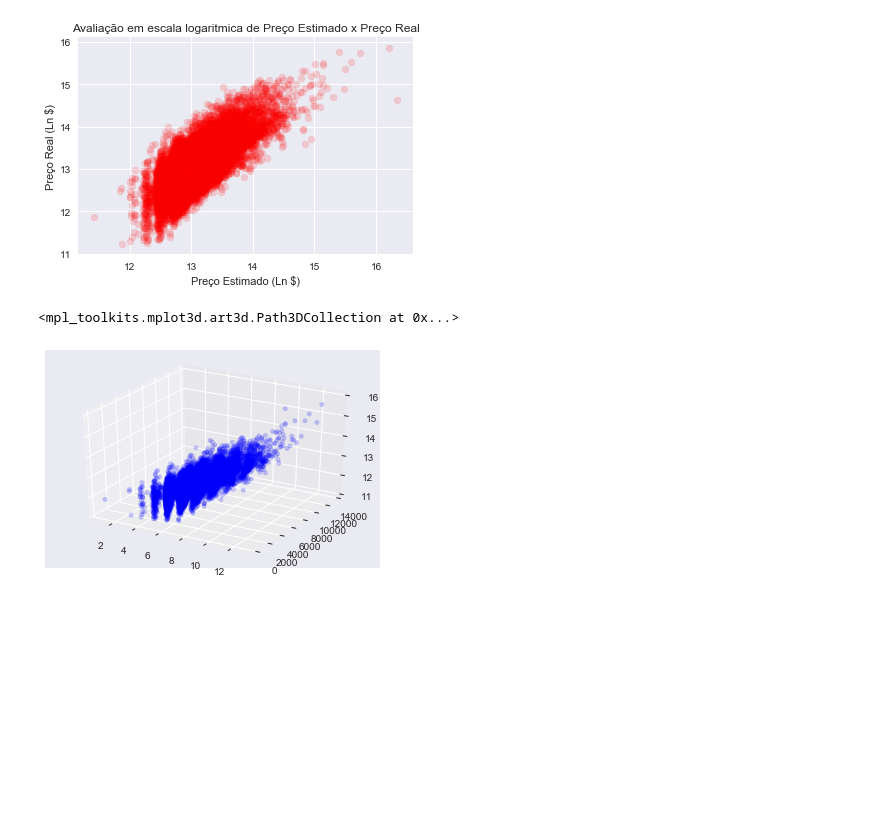
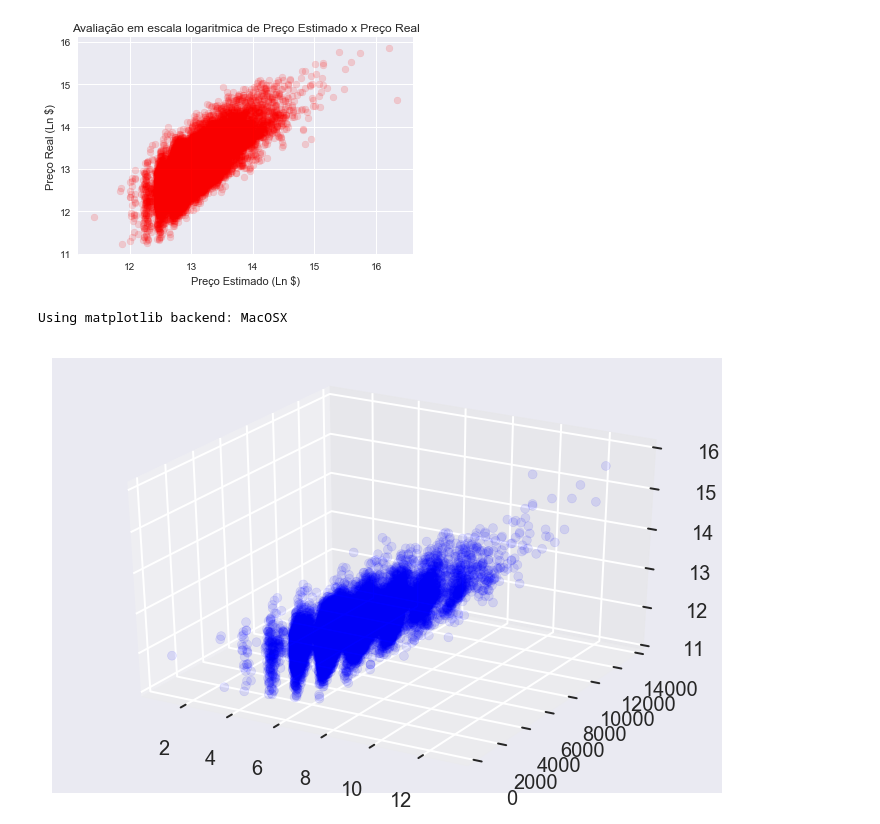
Before and after one commit to pedroarf/projeto3cd, a Jupyter notebook: projeto3-checkpoint.ipynb, the cells around one changed output. Cells and saved outputs as stored; diff of their text form; code cells hidden in the pictures; blank space fills up the shorter version.

```diff
--- a/projeto3-checkpoint.ipynb
+++ b/projeto3-checkpoint.ipynb
@@ -113,16 +113,19 @@ plt.show()
 # %% [output]
 [figure]
 # %%
+%matplotlib
 import matplotlib.pyplot as plt
 from mpl_toolkits.mplot3d import Axes3D
 fig = plt.figure()
 ax = fig.add_subplot(111, projection='3d')
 
 X = dados.grade
 Y = dados.sqft_living
 Z = PR
 
-ax.scatter(X,Y,Z, c = "b", marker = 'o',alpha = 0.2)
+
+ax.scatter(X,Y,Z, c = "b", marker = 'o',alpha = 0.1)
+fig
 # %% [output]
-<mpl_toolkits.mplot3d.art3d.Path3DCollection at 0x...>
+Using matplotlib backend: MacOSX
-[figure, old version]
+[figure, new version]
```
Also changed, not shown: parts of 2 cells of this notebook.
